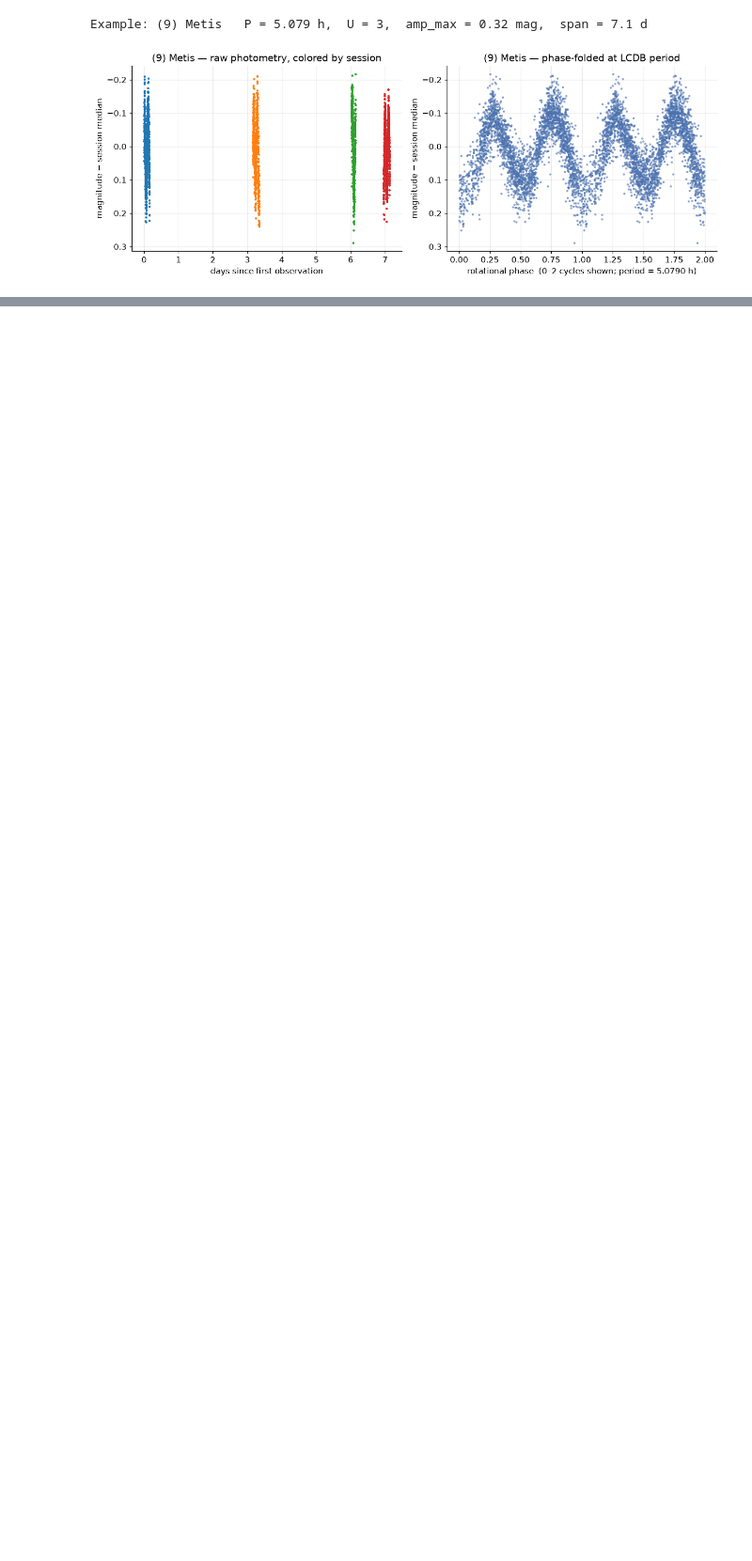
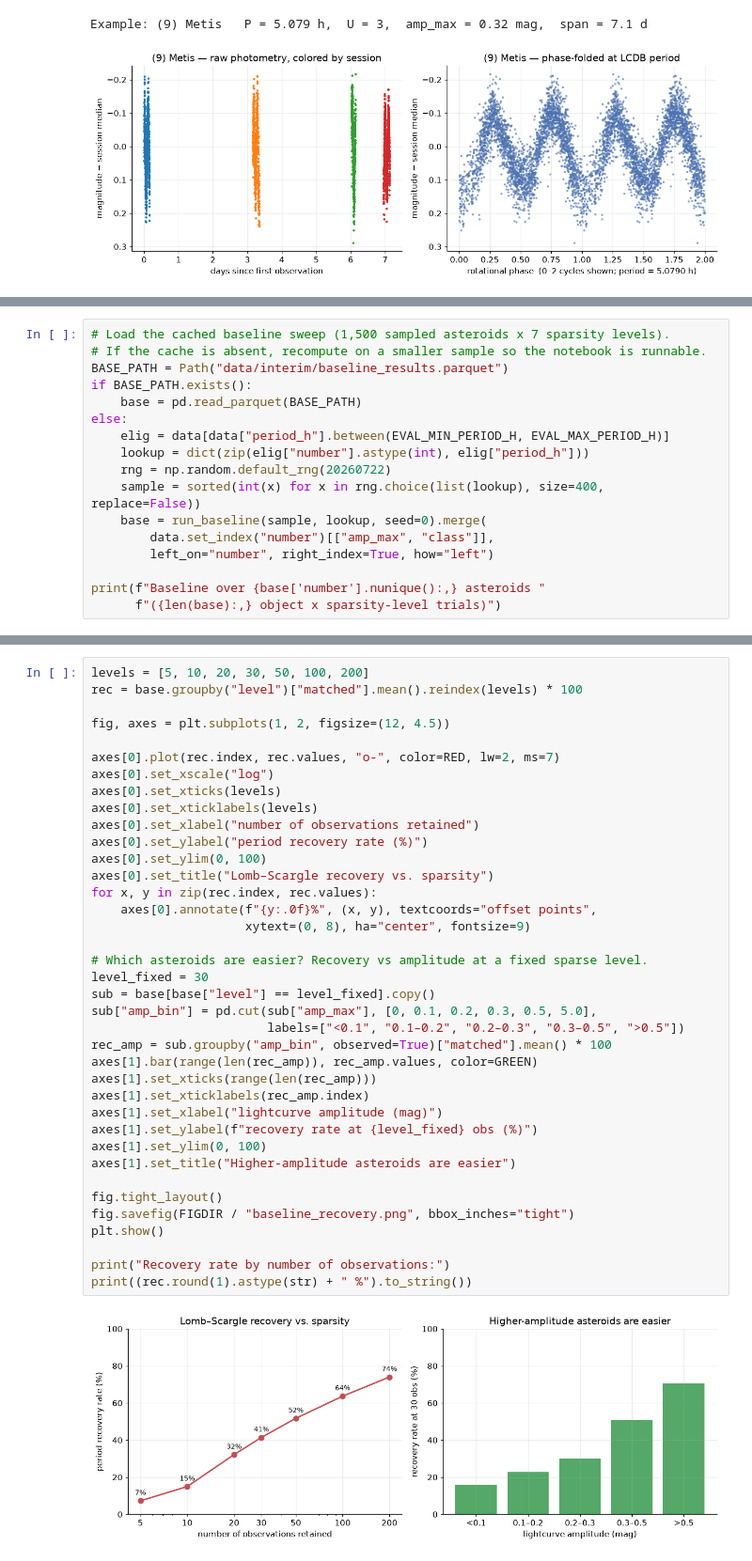
Before and after one commit to cnolan3/asteroid_lightcurve_analysis, a Jupyter notebook: asteroid_rotation_technical.ipynb, the cells around one changed output, grey strips where cells are left out. Shown at 94% size. Saved outputs shown, nothing was run; the diff lists cells and outputs as text; blank space fills up the shorter version.

```diff
--- a/asteroid_rotation_technical.ipynb
+++ b/asteroid_rotation_technical.ipynb
@@ -462,0 +658,17 @@ Example: (9) Metis   P = 5.079 h,  U = 3,  amp_max = 0.32 mag,  span = 7.1 d
+# %%
+# Load the cached baseline sweep (1,500 sampled asteroids x 7 sparsity levels).
+# If the cache is absent, recompute on a smaller sample so the notebook is runnable.
+BASE_PATH = Path("data/interim/baseline_results.parquet")
+if BASE_PATH.exists():
+    base = pd.read_parquet(BASE_PATH)
+else:
+    elig = data[data["period_h"].between(EVAL_MIN_PERIOD_H, EVAL_MAX_PERIOD_H)]
+    lookup = dict(zip(elig["number"].astype(int), elig["period_h"]))
+    rng = np.random.default_rng(20260722)
+    sample = sorted(int(x) for x in rng.choice(list(lookup), size=400, replace=False))
+    base = run_baseline(sample, lookup, seed=0).merge(
+        data.set_index("number")[["amp_max", "class"]],
+        left_on="number", right_index=True, how="left")
+
+print(f"Baseline over {base['number'].nunique():,} asteroids "
+      f"({len(base):,} object x sparsity-level trials)")
@@ -462,0 +682,40 @@ Example: (9) Metis   P = 5.079 h,  U = 3,  amp_max = 0.32 mag,  span = 7.1 d
+# %%
+levels = [5, 10, 20, 30, 50, 100, 200]
+rec = base.groupby("level")["matched"].mean().reindex(levels) * 100
+
+fig, axes = plt.subplots(1, 2, figsize=(12, 4.5))
+
+axes[0].plot(rec.index, rec.values, "o-", color=RED, lw=2, ms=7)
+axes[0].set_xscale("log")
+axes[0].set_xticks(levels)
+axes[0].set_xticklabels(levels)
+axes[0].set_xlabel("number of observations retained")
+axes[0].set_ylabel("period recovery rate (%)")
+axes[0].set_ylim(0, 100)
+axes[0].set_title("Lomb–Scargle recovery vs. sparsity")
+for x, y in zip(rec.index, rec.values):
+    axes[0].annotate(f"{y:.0f}%", (x, y), textcoords="offset points",
+                     xytext=(0, 8), ha="center", fontsize=9)
+
+# Which asteroids are easier? Recovery vs amplitude at a fixed sparse level.
+level_fixed = 30
+sub = base[base["level"] == level_fixed].copy()
+sub["amp_bin"] = pd.cut(sub["amp_max"], [0, 0.1, 0.2, 0.3, 0.5, 5.0],
+                        labels=["<0.1", "0.1–0.2", "0.2–0.3", "0.3–0.5", ">0.5"])
+rec_amp = sub.groupby("amp_bin", observed=True)["matched"].mean() * 100
+axes[1].bar(range(len(rec_amp)), rec_amp.values, color=GREEN)
+axes[1].set_xticks(range(len(rec_amp)))
+axes[1].set_xticklabels(rec_amp.index)
+axes[1].set_xlabel("lightcurve amplitude (mag)")
+axes[1].set_ylabel(f"recovery rate at {level_fixed} obs (%)")
+axes[1].set_ylim(0, 100)
+axes[1].set_title("Higher-amplitude asteroids are easier")
+
+fig.tight_layout()
+fig.savefig(FIGDIR / "baseline_recovery.png", bbox_inches="tight")
+plt.show()
+
+print("Recovery rate by number of observations:")
+print((rec.round(1).astype(str) + " %").to_string())
+# %% [output]
+[figure, added]
```
Also changed, not shown: parts of 29 cells of this notebook, 11 other files.
